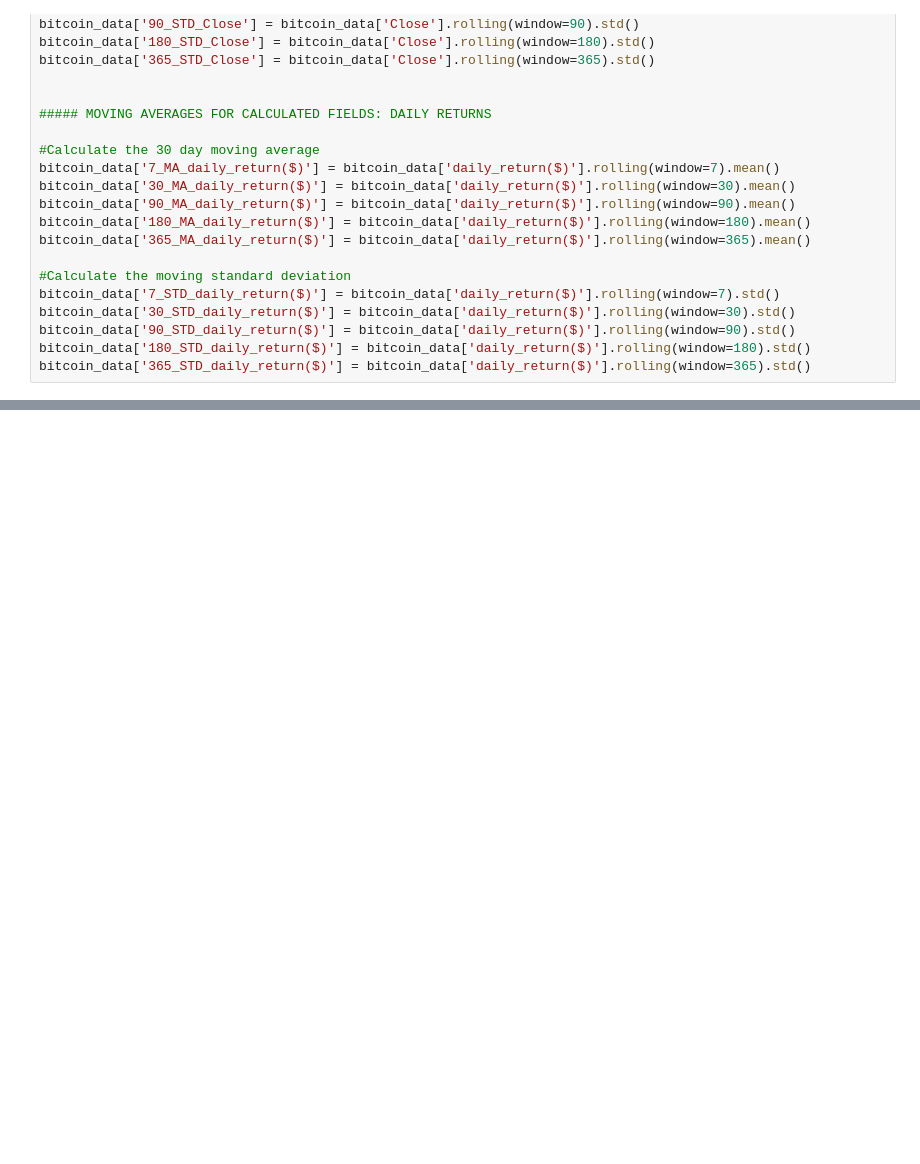
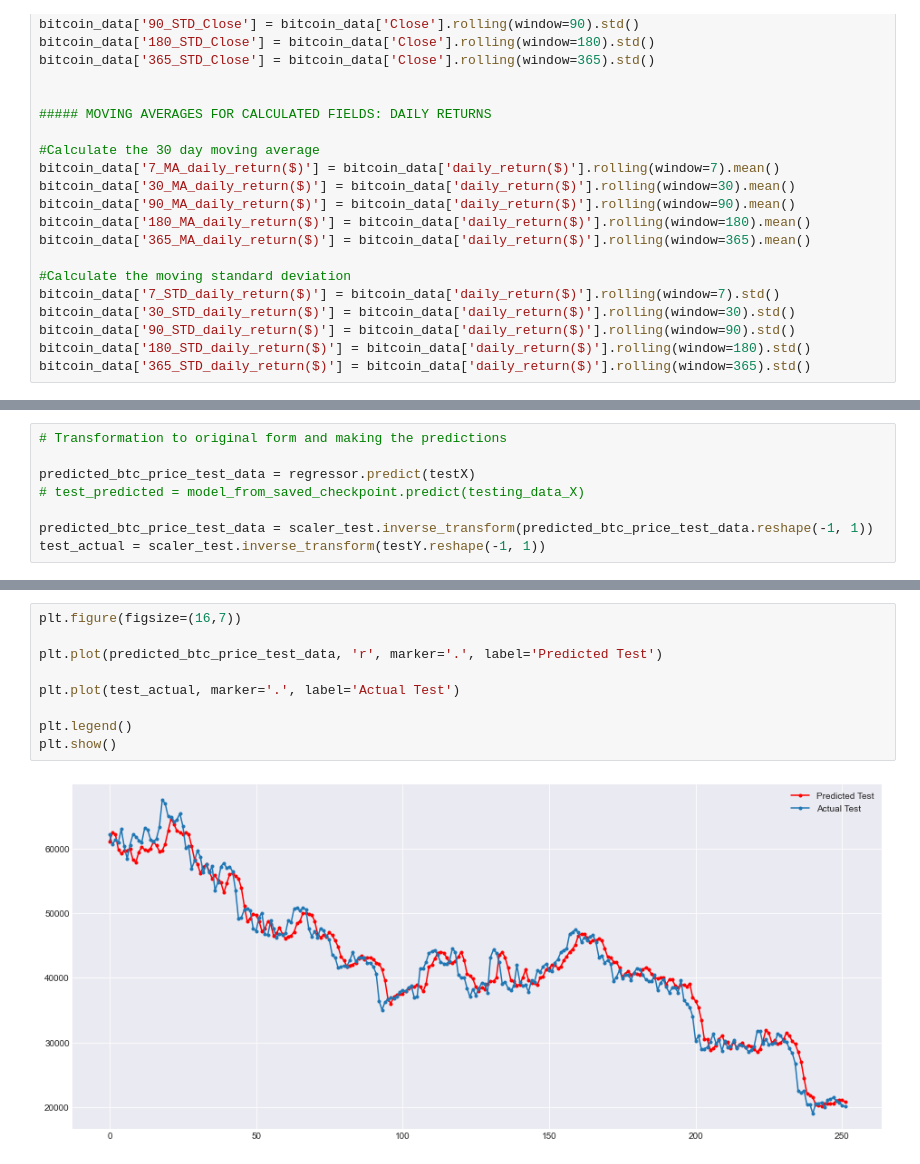
Before and after one commit to abelunbound/com724, a Jupyter notebook: assessment/Com724AE2Backup.ipynb, the cells around one changed output, grey strips where cells are left out. Saved outputs shown, nothing was run; the diff lists cells and outputs as text; blank space fills up the shorter version.

```diff
--- a/assessment/Com724AE2Backup.ipynb
+++ b/assessment/Com724AE2Backup.ipynb
@@ -726,0 +654,8 @@ if __name__ == '__main__':
+# %%
+# Transformation to original form and making the predictions
+
+predicted_btc_price_test_data = regressor.predict(testX)
+# test_predicted = model_from_saved_checkpoint.predict(testing_data_X)
+
+predicted_btc_price_test_data = scaler_test.inverse_transform(predicted_btc_price_test_data.reshape(-1, 1))
+test_actual = scaler_test.inverse_transform(testY.reshape(-1, 1))
@@ -726,0 +676,11 @@ if __name__ == '__main__':
+# %%
+plt.figure(figsize=(16,7))
+
+plt.plot(predicted_btc_price_test_data, 'r', marker='.', label='Predicted Test')
+
+plt.plot(test_actual, marker='.', label='Actual Test')
+
+plt.legend()
+plt.show()
+# %% [output]
+[figure, added]
```
Also changed, not shown: parts of 41 cells of this notebook, 13 other files.
